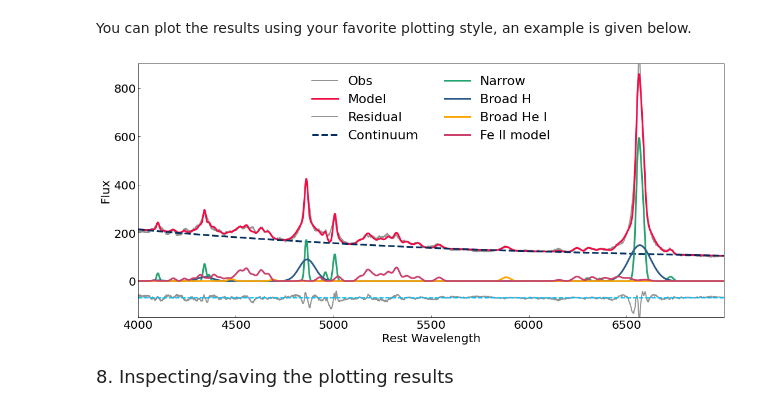
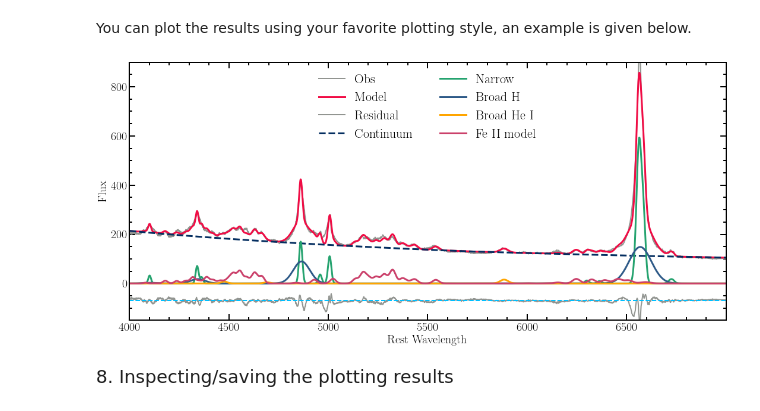
Before and after one commit to yukawa1/fantasy, a Jupyter notebook: docs/Tutorial.ipynb, the cells around one changed output. Drawn from its saved outputs; the diff is of its cells as text; code cells hidden in the pictures.

```diff
--- a/docs/Tutorial.ipynb
+++ b/docs/Tutorial.ipynb
@@ -40,7 +40,7 @@ from fantasy_agn.models import create_feii_model, create_model, create_tied_mode
 # This command reads the spectrum with the listed name, from the folder of this notebook or
 # from the given path e.g.,'/path/to/files/spec*.txt'
 
-s=read_sdss('spec-2770-54510-0433.fits')
+s=read_sdss('/home/yukawa/Downloads/spec-2770-54510-0433.fits')
 # %% [markdown]
 <font size="4"> 2. Prepartion of the spectra </font>
 # %% [markdown]
@@ -224,31 +224,42 @@ stati 401167.7353126058
 # %% [markdown]
 You can plot the results using your favorite plotting style, an example is given below.
 # %%
-plt.style.context(['nature', 'notebook'])
+import matplotlib as mpl
+
+plt.style.use(['nature', 'science'])
 plt.figure(figsize=(18,8))
+mpl.rcParams['xtick.major.size'] = 10
+mpl.rcParams['xtick.major.width'] = 2
+mpl.rcParams['xtick.minor.size'] = 5
+mpl.rcParams['xtick.minor.width'] = 2
+mpl.rcParams['ytick.major.size'] =10
+mpl.rcParams['ytick.major.width'] = 2
+mpl.rcParams['ytick.minor.size'] = 5
+mpl.rcParams['ytick.minor.width'] = 2
+mpl.rcParams['axes.linewidth'] = 2
 plt.plot(s.wave, s.flux, color="#929591", label='Obs', lw=2)
 plt.plot(s.wave, model(s.wave), color="#F10C45",label='Model',lw=3)
 plt.plot(s.wave, model(s.wave)-s.flux-70, '-',color="#929591", label='Residual', lw=2)
 plt.axhline(y=-70, color='deepskyblue', linestyle='--', lw=2)
 
 plt.plot(s.wave, cont(s.wave),'--',color="#042E60",label='Continuum', lw=3)
 plt.plot(s.wave, narrow(s.wave),label='Narrow',color="#25A36F",lw=3)
 plt.plot(s.wave, broad(s.wave), label='Broad H', lw=3, color="#2E5A88")
 plt.plot(s.wave, he(s.wave), label='Broad He I', lw=3, color="orange")
 plt.plot(s.wave, fe(s.wave)+zw(s.wave),'-',color="#CB416B",label='Fe II model', lw=3)
 
 plt.xlabel('Rest Wavelength',fontsize=20)
 plt.ylabel('Flux',fontsize=20)
 plt.xlim(4000,7000)
 plt.ylim(-150,900)
 plt.tick_params(which='both', direction="in")
 plt.yticks(fontsize=20)
 plt.xticks(np.arange(4000, 7000, step=500),fontsize=20)
 plt.legend(loc='upper center',  prop={'size': 22}, frameon=False, ncol=2)
 
 plt.savefig('fantasy_fit.pdf')
 # %% [output]
-[figure, old version]
+[figure, new version]
 # %% [markdown]
 <font size="4"> 8. Inspecting/saving the plotting results </font>
 # %% [markdown]
```
Also changed, not shown: parts of 2 cells of this notebook, 20 other files.
